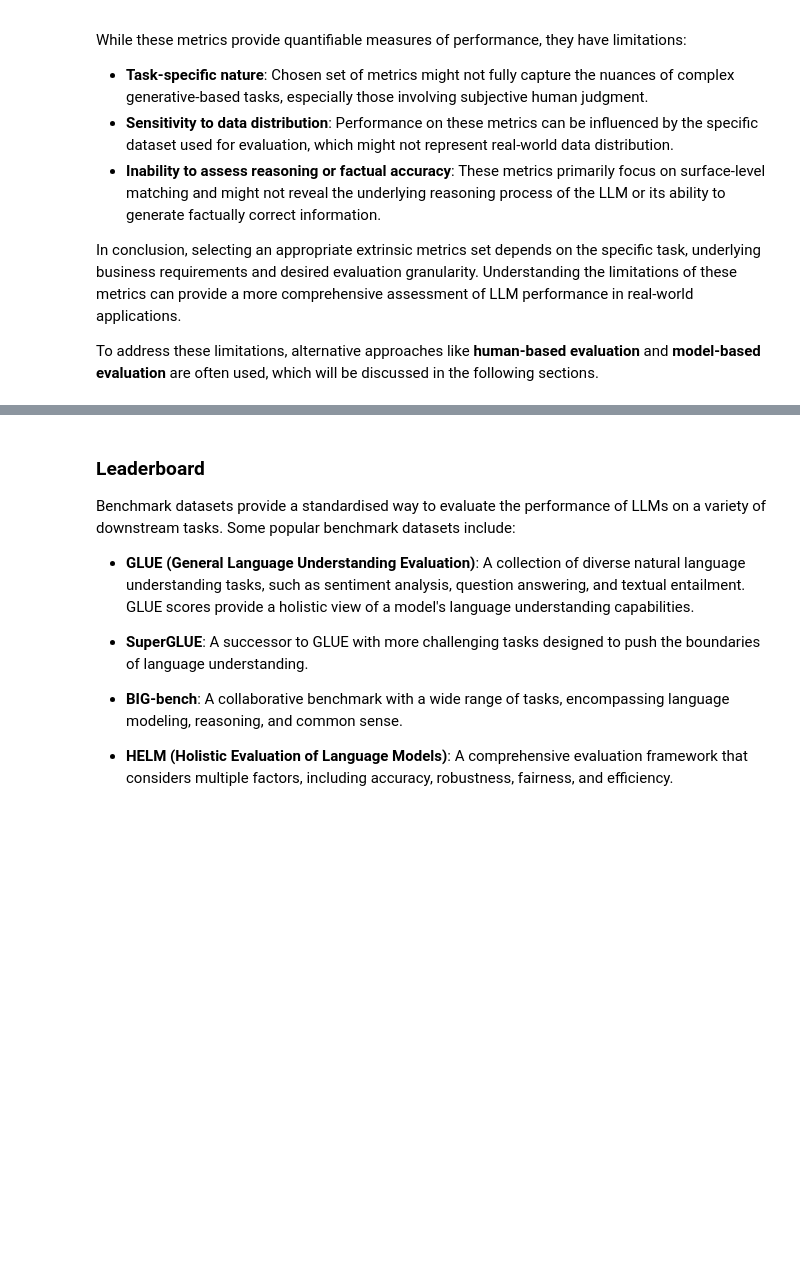
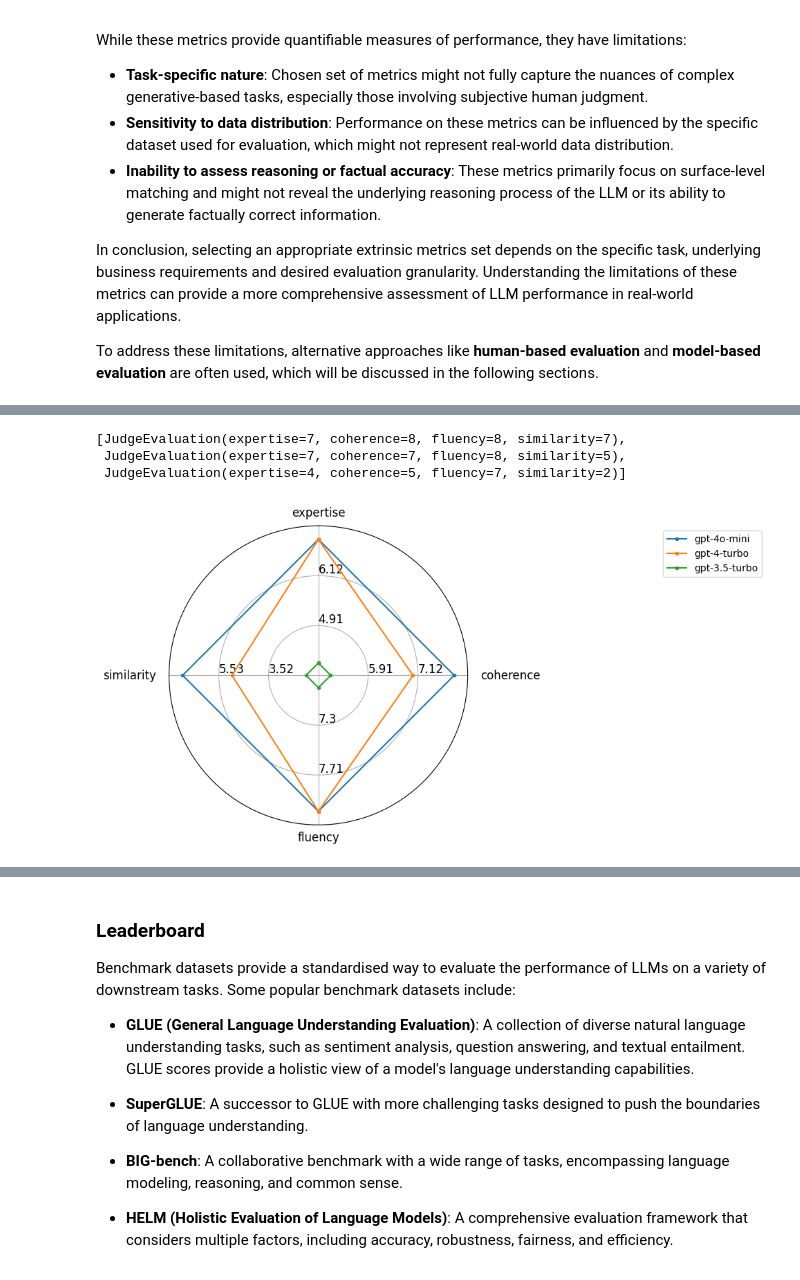
Before and after one commit to souzatharsis/tamingLLMs, a Jupyter notebook: tamingllms/_build/jupyter_execute/notebooks/evals.ipynb, the cells around one changed output, grey strips where cells are left out. Saved outputs shown, nothing was run; the diff lists cells and outputs as text; code cells hidden in the pictures; blank space fills up the shorter version.

Commit message:
update evals

```diff
--- a/tamingllms/_build/jupyter_execute/notebooks/evals.ipynb
+++ b/tamingllms/_build/jupyter_execute/notebooks/evals.ipynb
@@ -530,0 +612,10 @@ To address these limitations, alternative approaches like **human-based evaluati
+# %%
+
+# Example Usage
+model_benchmark = "gpt-4o"
+models_test = ["gpt-4o-mini", "gpt-4-turbo", "gpt-3.5-turbo"]
+judge_model = "gpt-4o"
+
+evals, model_summaries, benchmark_summary = evaluate_summary_models(
+    judge_model, model_benchmark, models_test, sec_filing
+)
@@ -530,0 +632,23 @@ To address these limitations, alternative approaches like **human-based evaluati
+# %%
+evals
+# %% [output]
+[JudgeEvaluation(expertise=7, coherence=8, fluency=8, similarity=7),
+ JudgeEvaluation(expertise=7, coherence=7, fluency=8, similarity=5),
+ JudgeEvaluation(expertise=4, coherence=5, fluency=7, similarity=2)]
+# %%
+# Convert evaluation objects to dictionaries
+evals_list = [
+    {
+        "expertise": eval.expertise,
+        "coherence": eval.coherence,
+        "fluency": eval.fluency,
+        "similarity": eval.similarity
+    }
+    for eval in evals
+]
+
+# Visualize results
+plot = visualize_prompt_comparison(evals_list, models_test)
+plot.show()
+# %% [output]
+[figure, added]
```
Also changed, not shown: parts of 7 cells of this notebook, 8 other files.
